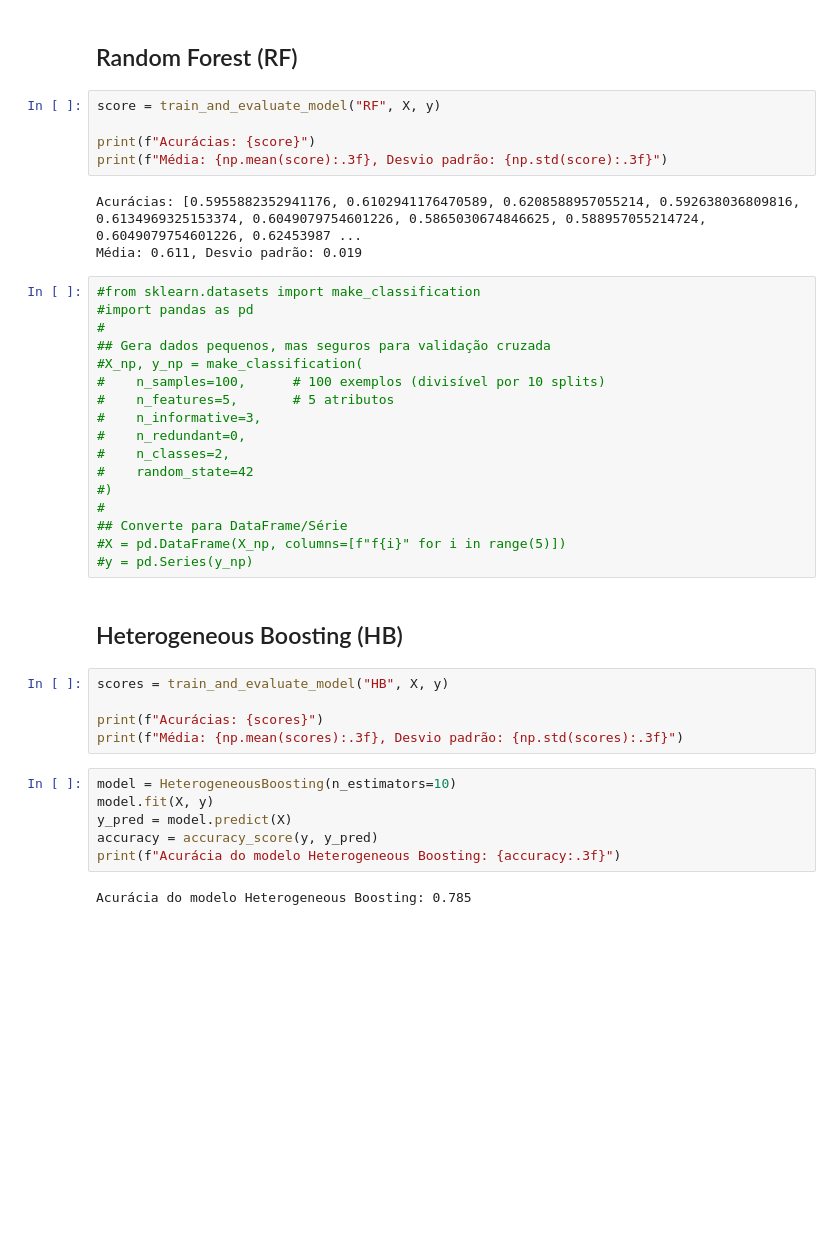
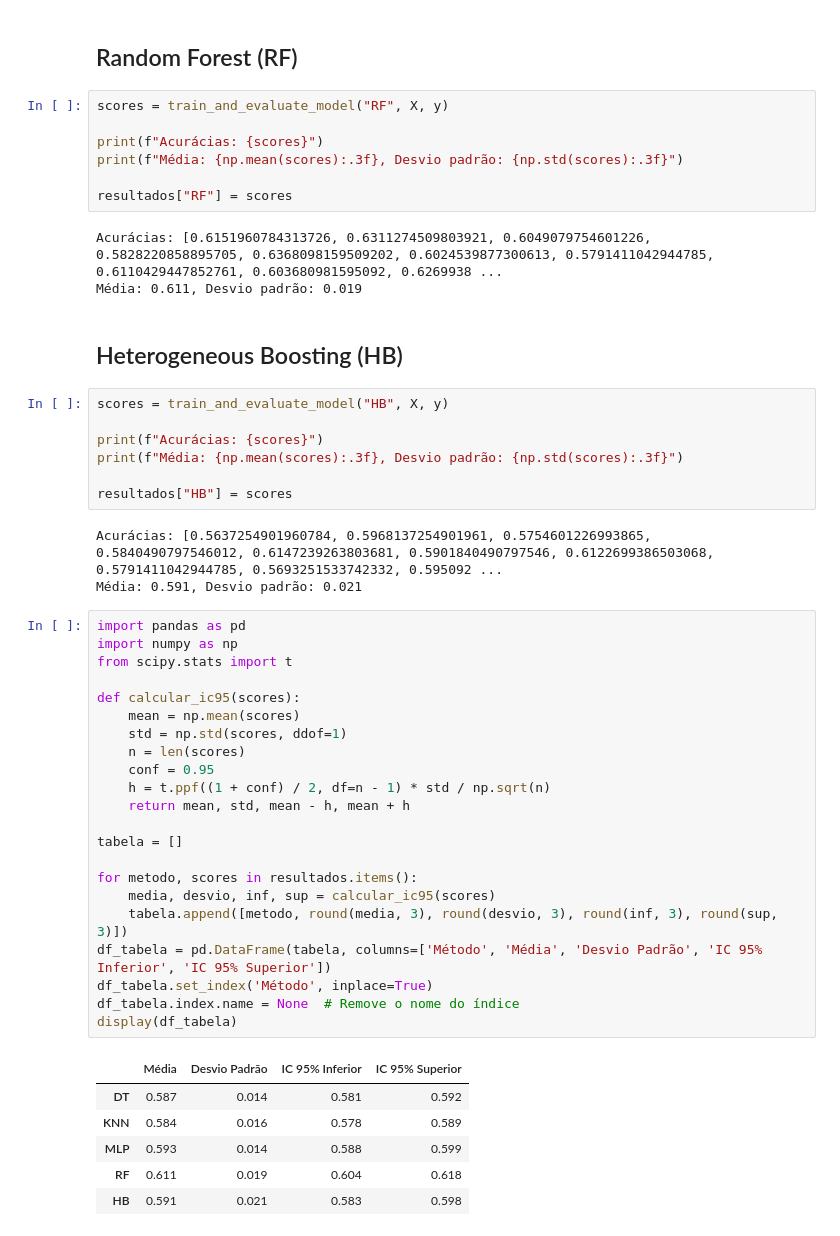
Before and after one commit to Mathemou/Trab1-IA-2025-IA-em-Jogos-de-LOL, a Jupyter notebook: Trab1_Matheus_Santos_de_Moura.ipynb, the cells around one changed output. Drawn from its saved outputs; the diff is of its cells as text; blank space fills up the shorter version.

```diff
--- a/Trab1_Matheus_Santos_de_Moura.ipynb
+++ b/Trab1_Matheus_Santos_de_Moura.ipynb
@@ -411,30 +423,15 @@ Média: 0.590, Desvio padrão: 0.014
 # %% [markdown]
 ## Random Forest (RF)
 # %%
-score = train_and_evaluate_model("RF", X, y)
+scores = train_and_evaluate_model("RF", X, y)
 
-print(f"Acurácias: {score}")
-print(f"Média: {np.mean(score):.3f}, Desvio padrão: {np.std(score):.3f}")
+print(f"Acurácias: {scores}")
+print(f"Média: {np.mean(scores):.3f}, Desvio padrão: {np.std(scores):.3f}")
+
+resultados["RF"] = scores
 # %% [output]
-Acurácias: [0.5955882352941176, 0.6102941176470589, 0.6208588957055214, 0.592638036809816, 0.6134969325153374, 0.6049079754601226, 0.5865030674846625, 0.588957055214724, 0.6049079754601226, 0.62453987 ...
+Acurácias: [0.6151960784313726, 0.6311274509803921, 0.6049079754601226, 0.5828220858895705, 0.6368098159509202, 0.6024539877300613, 0.5791411042944785, 0.6110429447852761, 0.603680981595092, 0.6269938 ...
 Média: 0.611, Desvio padrão: 0.019
-# %%
-#from sklearn.datasets import make_classification
-#import pandas as pd
-#
-## Gera dados pequenos, mas seguros para validação cruzada
-#X_np, y_np = make_classification(
-#    n_samples=100,      # 100 exemplos (divisível por 10 splits)
-#    n_features=5,       # 5 atributos
-#    n_informative=3,
-#    n_redundant=0,
-#    n_classes=2,
-#    random_state=42
-#)
-#
-## Converte para DataFrame/Série
-#X = pd.DataFrame(X_np, columns=[f"f{i}" for i in range(5)])
-#y = pd.Series(y_np)
 # %% [markdown]
 ## Heterogeneous Boosting (HB)
 # %%
@@ -442,11 +439,37 @@ scores = train_and_evaluate_model("HB", X, y)
 
 print(f"Acurácias: {scores}")
 print(f"Média: {np.mean(scores):.3f}, Desvio padrão: {np.std(scores):.3f}")
+
+resultados["HB"] = scores
+# %% [output]
+Acurácias: [0.5637254901960784, 0.5968137254901961, 0.5754601226993865, 0.5840490797546012, 0.6147239263803681, 0.5901840490797546, 0.6122699386503068, 0.5791411042944785, 0.5693251533742332, 0.595092 ...
+Média: 0.591, Desvio padrão: 0.021
-# %%
-model = HeterogeneousBoosting(n_estimators=10)
-model.fit(X, y)
-y_pred = model.predict(X)
-accuracy = accuracy_score(y, y_pred)
-print(f"Acurácia do modelo Heterogeneous Boosting: {accuracy:.3f}")
-# %% [output]
-Acurácia do modelo Heterogeneous Boosting: 0.785
+# %%
+import pandas as pd
+import numpy as np
+from scipy.stats import t
+
+def calcular_ic95(scores):
+    mean = np.mean(scores)
+    std = np.std(scores, ddof=1)
+    n = len(scores)
+    conf = 0.95
+    h = t.ppf((1 + conf) / 2, df=n - 1) * std / np.sqrt(n)
+    return mean, std, mean - h, mean + h
+
+tabela = []
+
+for metodo, scores in resultados.items():
+    media, desvio, inf, sup = calcular_ic95(scores)
+    tabela.append([metodo, round(media, 3), round(desvio, 3), round(inf, 3), round(sup, 3)])
+df_tabela = pd.DataFrame(tabela, columns=['Método', 'Média', 'Desvio Padrão', 'IC 95% Inferior', 'IC 95% Superior'])
+df_tabela.set_index('Método', inplace=True)
+df_tabela.index.name = None  # Remove o nome do índice
+display(df_tabela)
+# %% [output]
+|  | Média | Desvio Padrão | IC 95% Inferior | IC 95% Superior |
+| DT | 0.587 | 0.014 | 0.581 | 0.592 |
+| KNN | 0.584 | 0.016 | 0.578 | 0.589 |
+| MLP | 0.593 | 0.014 | 0.588 | 0.599 |
+| RF | 0.611 | 0.019 | 0.604 | 0.618 |
+| HB | 0.591 | 0.021 | 0.583 | 0.598 |
```
Also changed, not shown: parts of 8 cells of this notebook.
